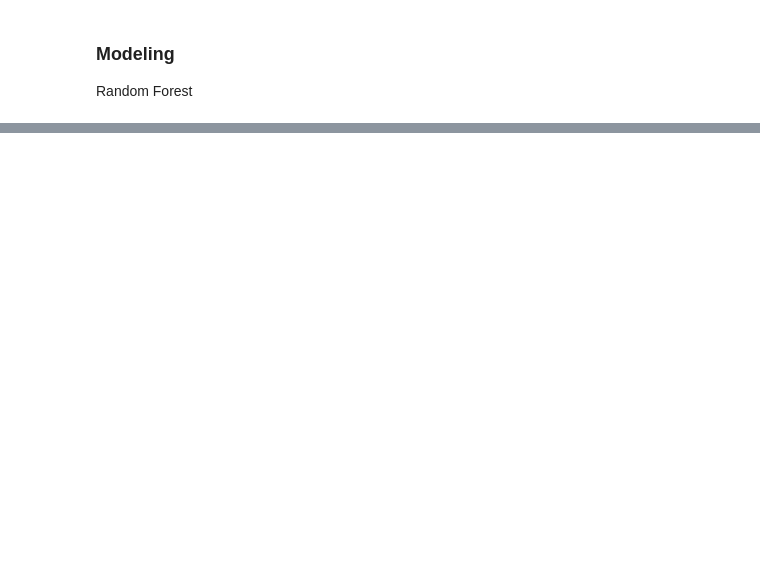
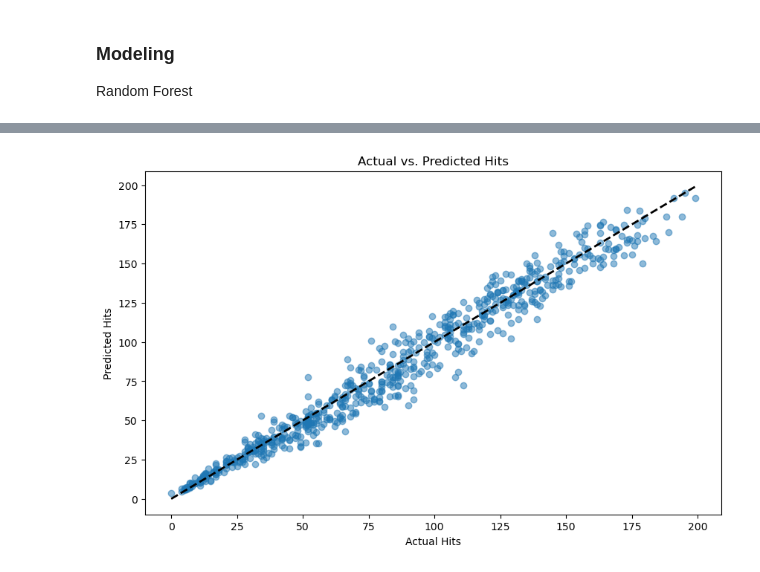
Before and after one commit to ReptilianRex6/Project-2, a Jupyter notebook: model_output/random_forest.ipynb, the cells around one changed output, grey strips where cells are left out. Drawn from its saved outputs; the diff is of its cells as text; code cells hidden in the pictures; blank space fills up the shorter version.

Commit message:
This is how we get a data with pybaseball library and random forest model to predict the hits of the player in the next season

```diff
--- a/model_output/random_forest.ipynb
+++ b/model_output/random_forest.ipynb
@@ -82,0 +280,5 @@ print(f"R^2 Score: {r2}")
+# %%
+# Prediction and evaluation for PA model
+y_pred_pa = model_pa.predict(X_test_pa)
+mse_pa = mean_squared_error(y_test_pa, y_pred_pa)
+r2_pa = r2_score(y_test_pa, y_pred_pa)
@@ -82,0 +303,11 @@ print(f"R^2 Score: {r2}")
+# %%
+
+# Multiply efficiency prediction (H/PA) by PA estimate to get the projected total hits for the season.
+
+predicted_hits = y_pred_hpa * y_pred_pa
+# %%
+# Create a DataFrame with the player ID and the predicted hits
+predicted_hits_df = pd.DataFrame({
+    'IDfg': X_test_pa['IDfg'].reset_index(drop=True),
+    'predicted_hits': predicted_hits
+})
@@ -82,0 +334,3 @@ print(f"R^2 Score: {r2}")
+# %%
+# Merge the predicted hits with the actual hits
+predicted_hits_df['actual_hits'] = test_data['H'].reset_index(drop=True)
@@ -82,0 +359,12 @@ print(f"R^2 Score: {r2}")
+# %%
+import matplotlib.pyplot as plt
+
+plt.figure(figsize=(10, 6))
+plt.scatter(predicted_hits_df['actual_hits'], predicted_hits_df['predicted_hits'], alpha=0.5)
+plt.plot([predicted_hits_df['actual_hits'].min(), predicted_hits_df['actual_hits'].max()], [predicted_hits_df['actual_hits'].min(), predicted_hits_df['actual_hits'].max()], 'k--', lw=2)
+plt.xlabel('Actual Hits')
+plt.ylabel('Predicted Hits')
+plt.title('Actual vs. Predicted Hits')
+plt.show()
+# %% [output]
+[figure, added]
```
Also changed, not shown: parts of 37 cells of this notebook, 1 other file.
